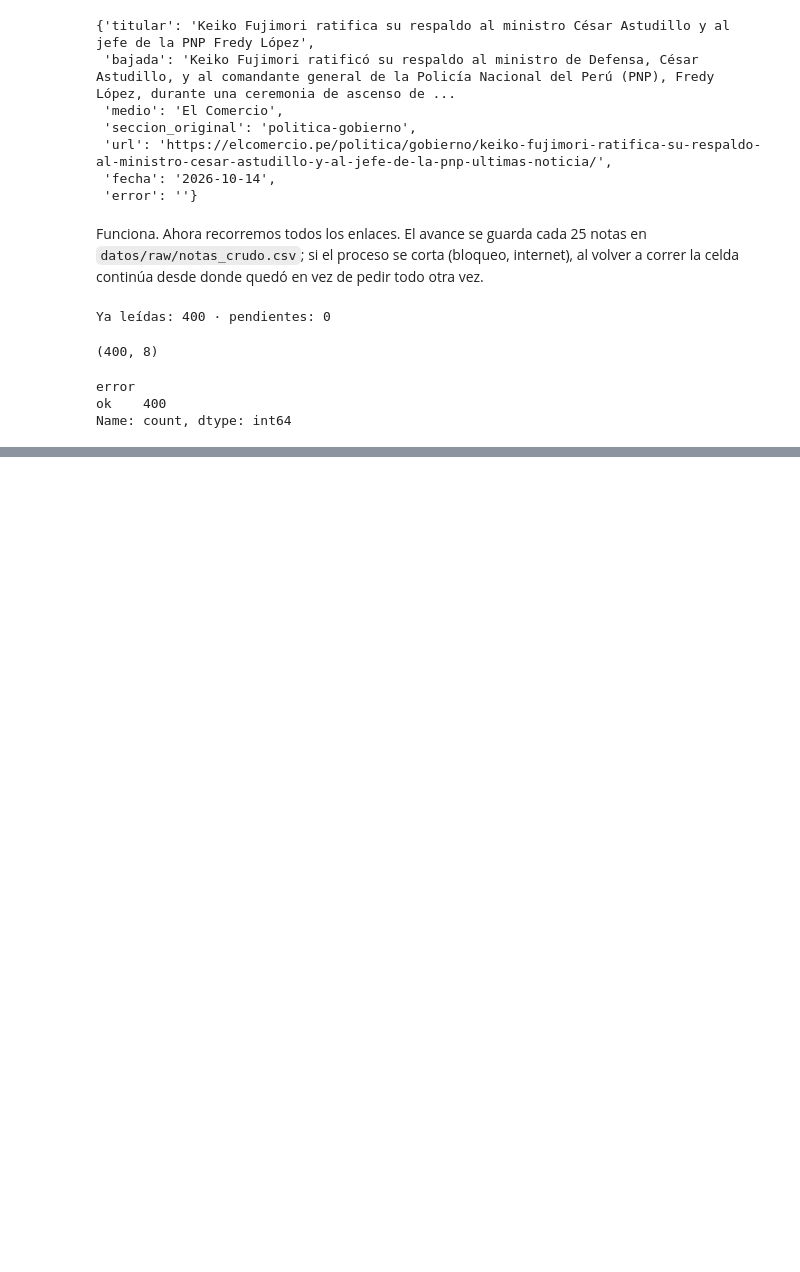
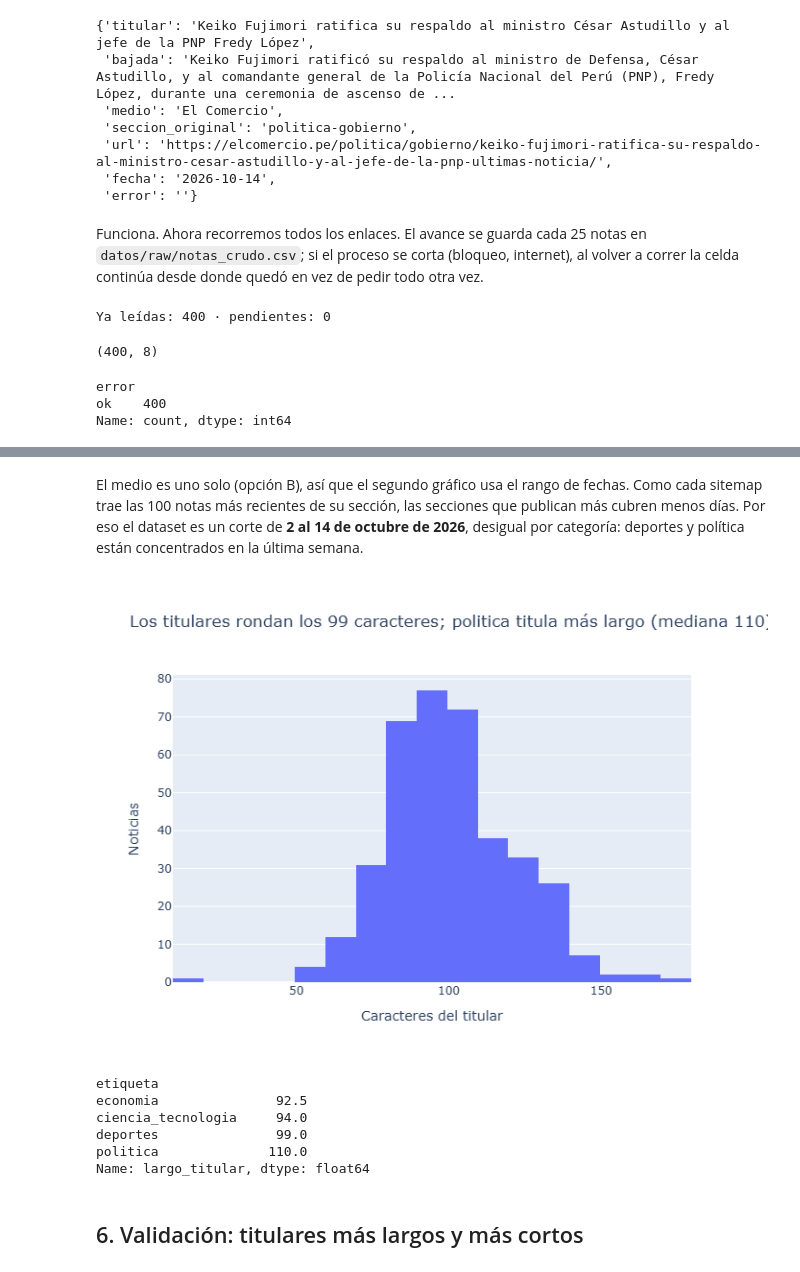
Before and after one commit to nicosil02/Python-Intermedio, a Jupyter notebook: tarea_1/01_recoleccion.ipynb, the cells around one changed output, grey strips where cells are left out. Cells and saved outputs as stored; diff of their text form; code cells hidden in the pictures; blank space fills up the shorter version.

```diff
--- a/tarea_1/01_recoleccion.ipynb
+++ b/tarea_1/01_recoleccion.ipynb
@@ -169,0 +332,25 @@ crudo.head()
+# %% [markdown]
+El medio es uno solo (opción B), así que el segundo gráfico usa el rango de fechas. Como cada sitemap trae las 100 notas más recientes de su sección, las secciones que publican más cubren menos días. Por eso el dataset es un corte de **2 al 14 de octubre de 2026**, desigual por categoría: deportes y política están concentrados en la última semana.
+# %%
+medianas = df.groupby("etiqueta")["largo_titular"].median()
+fig = px.histogram(
+    df, x="largo_titular", nbins=30,
+    labels={"largo_titular": "Caracteres del titular"},
+    title=(f"Los titulares rondan los {df['largo_titular'].median():.0f} caracteres; "
+           f"{medianas.idxmax()} titula más largo (mediana {medianas.max():.0f})"),
+)
+fig.update_layout(yaxis_title="Noticias")
+fig.show()
+# %% [output]
+[figure, added]
+# %%
+medianas.sort_values()
+# %% [output]
+etiqueta
+economia               92.5
+ciencia_tecnologia     94.0
+deportes               99.0
+politica              110.0
+Name: largo_titular, dtype: float64
+# %% [markdown]
+## 6. Validación: titulares más largos y más cortos
```
Also changed, not shown: parts of 16 cells of this notebook, 1 other file.
